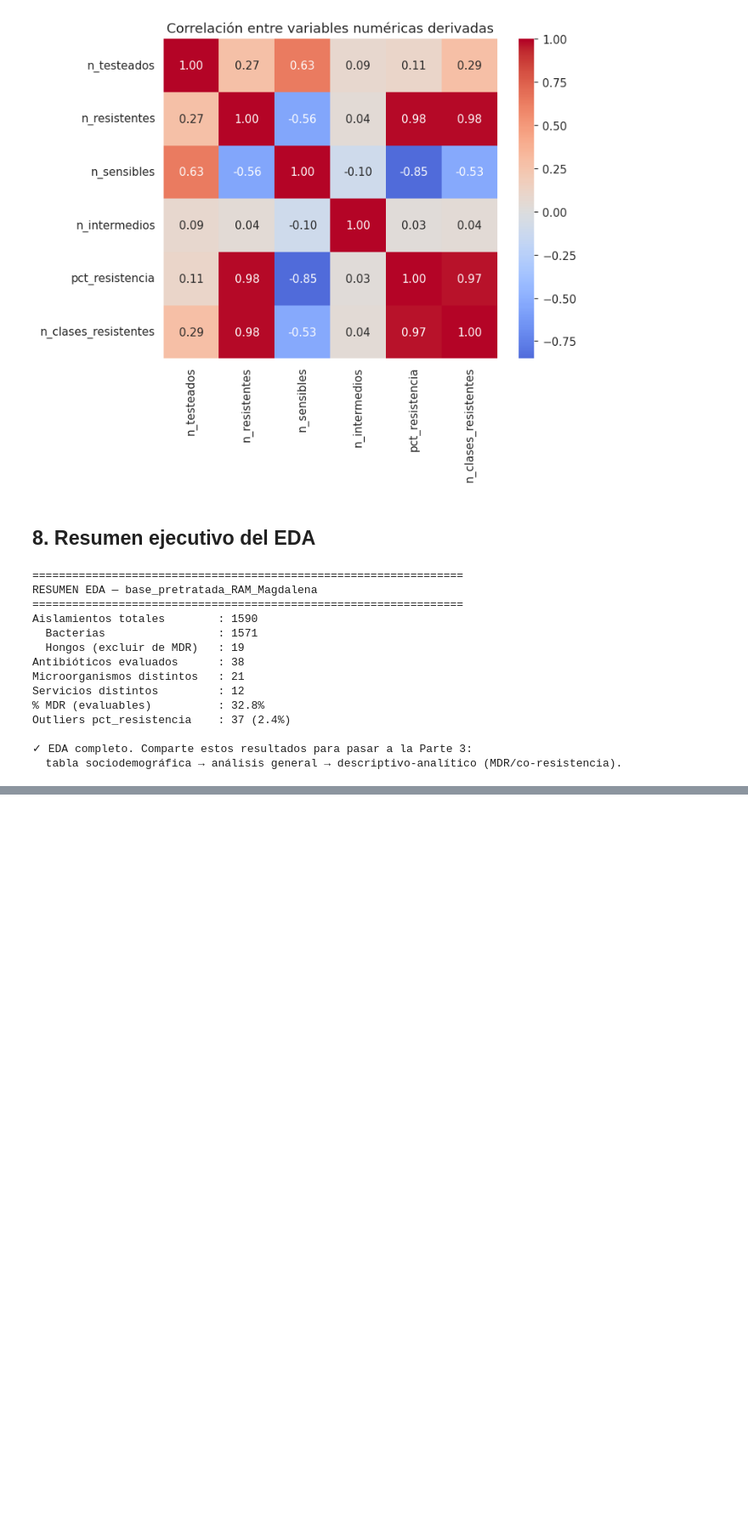
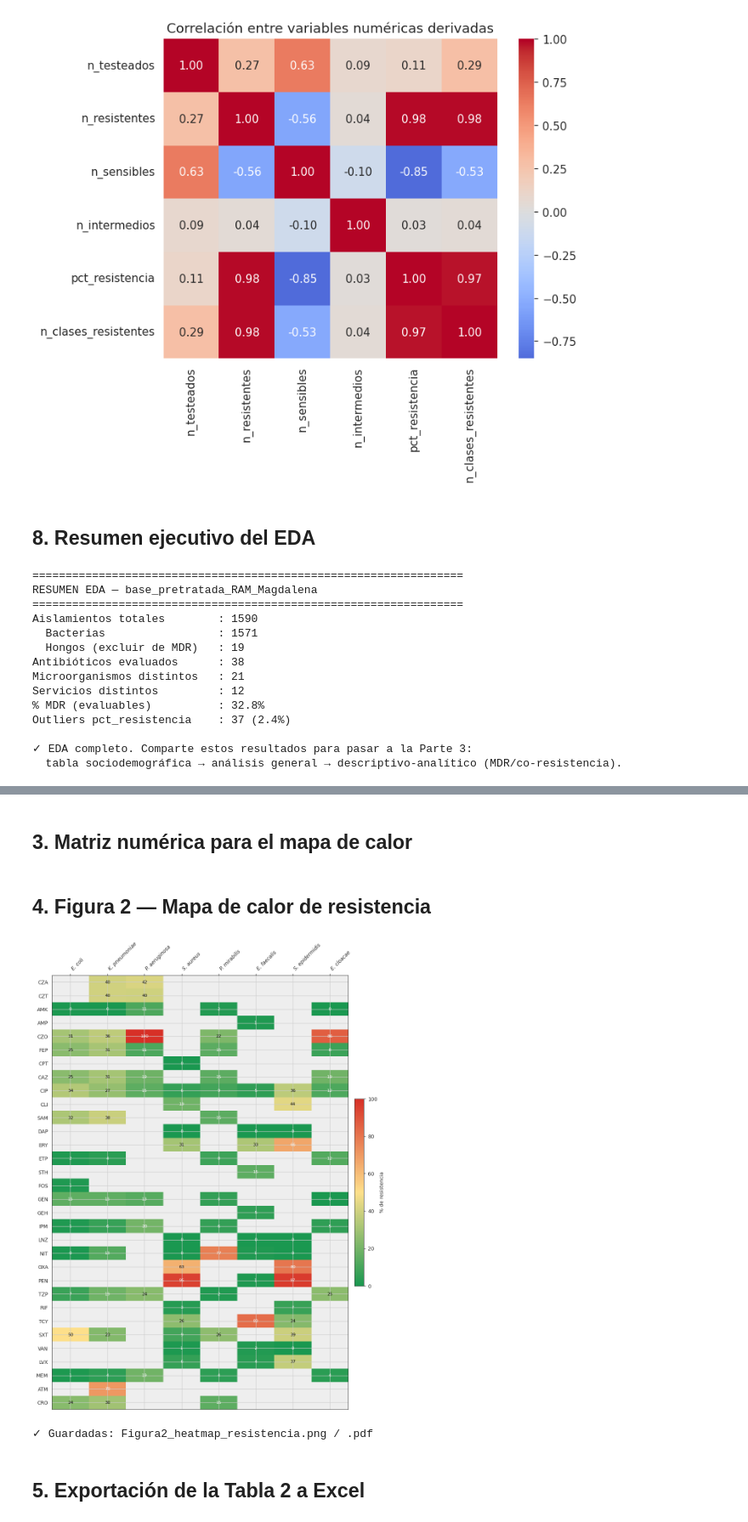
Before and after one commit to liscano2/ALBERTO-EPIDEMIOLOGIA, a Jupyter notebook: albertoepidemiologiajulio.ipynb, the cells around one changed output, grey strips where cells are left out. Shown at 85% size. Saved outputs shown, nothing was run; the diff lists cells and outputs as text; code cells hidden in the pictures; blank space fills up the shorter version.

```diff
--- a/albertoepidemiologiajulio.ipynb
+++ b/albertoepidemiologiajulio.ipynb
@@ -453,0 +877,57 @@ Outliers pct_resistencia    : 37 (2.4%)
+# %% [markdown]
+## 3. Matriz numérica para el mapa de calor
+# %%
+# Matriz de %R (NaN donde n<MIN_N) para graficar
+mat = pd.DataFrame(index=ab_relevantes, columns=ESPECIES, dtype=float)
+mat_n = pd.DataFrame(index=ab_relevantes, columns=ESPECIES, dtype=float)
+for ab in ab_relevantes:
+    for sp in ESPECIES:
+        p, n = pct_resistencia(dfb[dfb["microorganismo"] == sp], ab)
+        mat.loc[ab, sp] = p if p is not None else np.nan
+        mat_n.loc[ab, sp] = n
+
+mat.columns = [abrev(sp) for sp in ESPECIES]
+mat_n.columns = [abrev(sp) for sp in ESPECIES]
+# %% [markdown]
+## 4. Figura 2 — Mapa de calor de resistencia
+# %%
+import matplotlib.colors as mcolors
+
+fig, ax = plt.subplots(figsize=(9, 12))
+
+# Escala de color: verde (bajo) → amarillo → rojo (alto)
+cmap = mcolors.LinearSegmentedColormap.from_list(
+    "res", ["#1a9850", "#fee08b", "#d73027"])
+cmap.set_bad("#eeeeee")   # celdas sin dato (n<10) en gris
+
+im = ax.imshow(mat.values.astype(float), cmap=cmap, vmin=0, vmax=100, aspect="auto")
+
+ax.set_xticks(range(len(mat.columns)))
+ax.set_xticklabels(mat.columns, rotation=45, ha="left", fontstyle="italic", fontsize=9)
+ax.xaxis.tick_top()
+ax.set_yticks(range(len(mat.index)))
+ax.set_yticklabels(mat.index, fontsize=9)
+
+# Anotar %R en cada celda con dato
+for i in range(mat.shape[0]):
+    for j in range(mat.shape[1]):
+        v = mat.values[i, j]
+        if not np.isnan(v):
+            color = "white" if (v < 20 or v > 65) else "black"
+            ax.text(j, i, f"{v:.0f}", ha="center", va="center", fontsize=7.5, color=color)
+
+cbar = fig.colorbar(im, ax=ax, fraction=0.03, pad=0.02)
+cbar.set_label("% de resistencia", fontsize=9)
+
+
+
+plt.tight_layout()
+fig.savefig("Figura2_heatmap_resistencia.png", dpi=300, bbox_inches="tight")
+fig.savefig("Figura2_heatmap_resistencia.pdf", bbox_inches="tight")
+plt.show()
+print("✓ Guardadas: Figura2_heatmap_resistencia.png / .pdf")
+# %% [output]
+[figure, added]
+✓ Guardadas: Figura2_heatmap_resistencia.png / .pdf
+# %% [markdown]
+## 5. Exportación de la Tabla 2 a Excel
```
Also changed, not shown: parts of 93 cells of this notebook.
